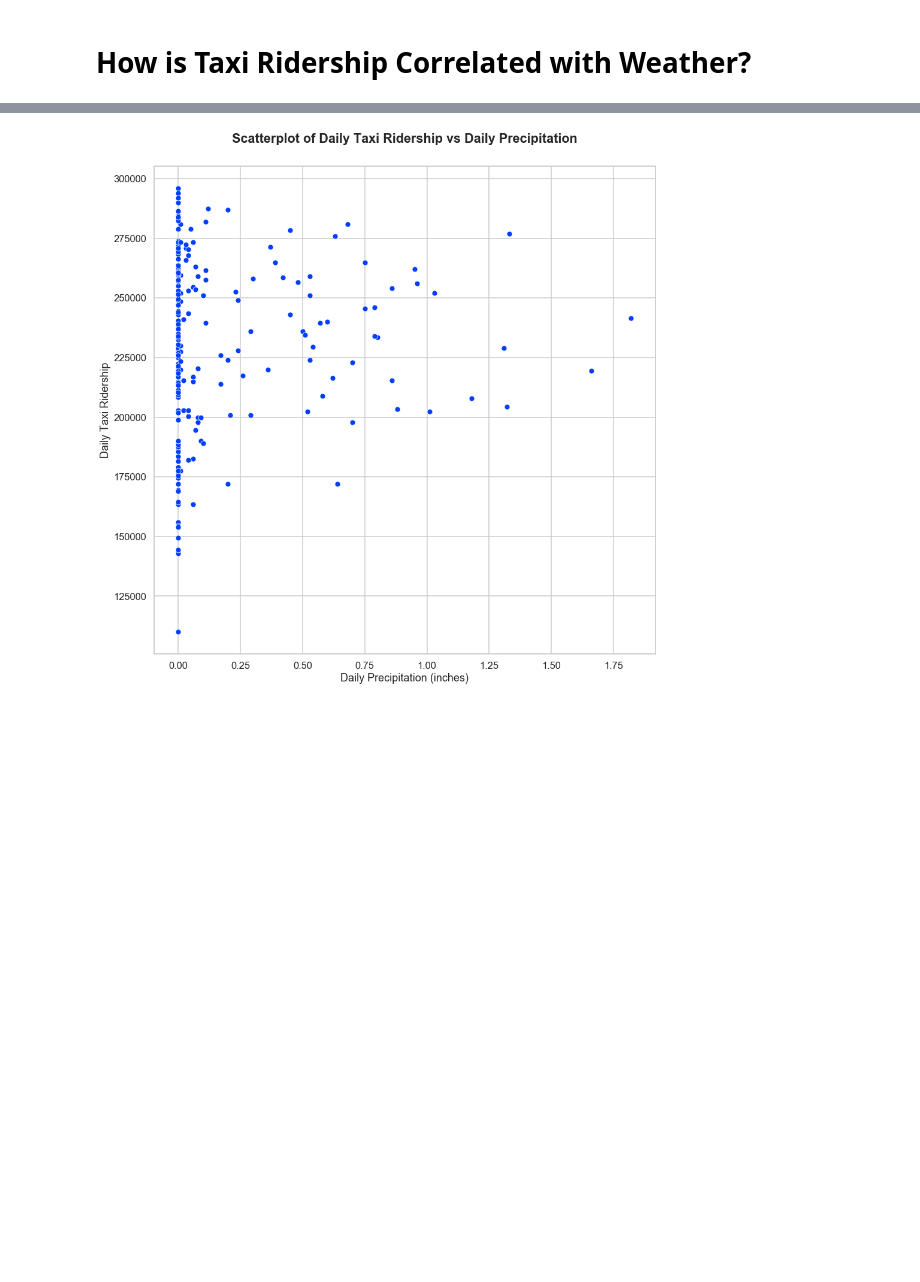
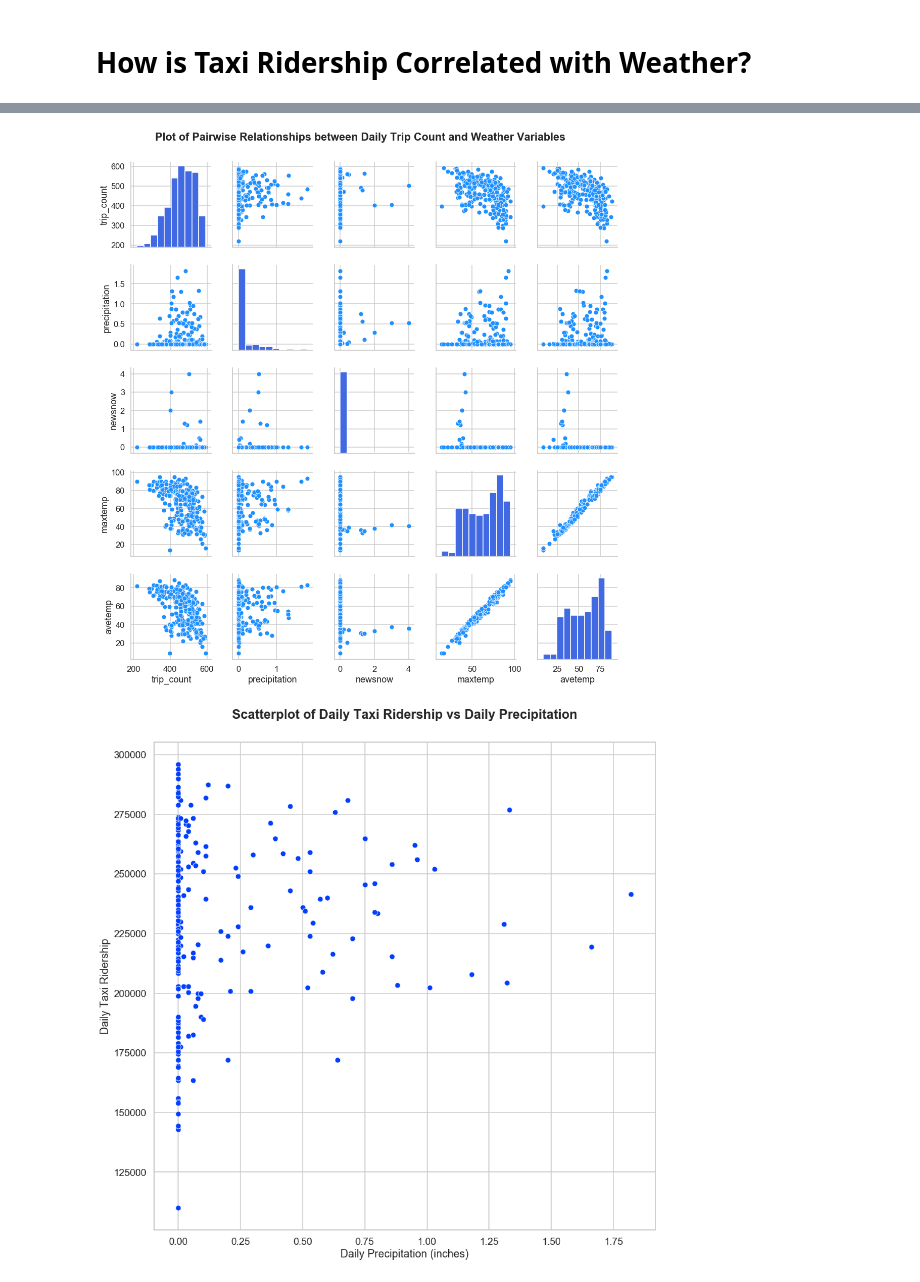
Before and after one commit to tzl4/INFO2950FinalProject, a Jupyter notebook: Final Project EDA.ipynb, the cells around one changed output, grey strips where cells are left out. Saved outputs shown, nothing was run; the diff lists cells and outputs as text; code cells hidden in the pictures; blank space fills up the shorter version.

```diff
--- a/Final Project EDA.ipynb
+++ b/Final Project EDA.ipynb
@@ -90 +105,7 @@ plt.show()
+# %%
+g=sns.pairplot(trip_count_weather_by_date_df, height=3, plot_kws={"color":"dodgerblue"}, diag_kws={"color":"royalblue"})
+g.fig.suptitle("Plot of Pairwise Relationships between Daily Trip Count and Weather Variables", fontweight="bold", fontsize="large",y=1.03)
+plt.show()
+# %% [output]
+[figure, added]
 # %%
```
Also changed, not shown: parts of 10 cells of this notebook.
